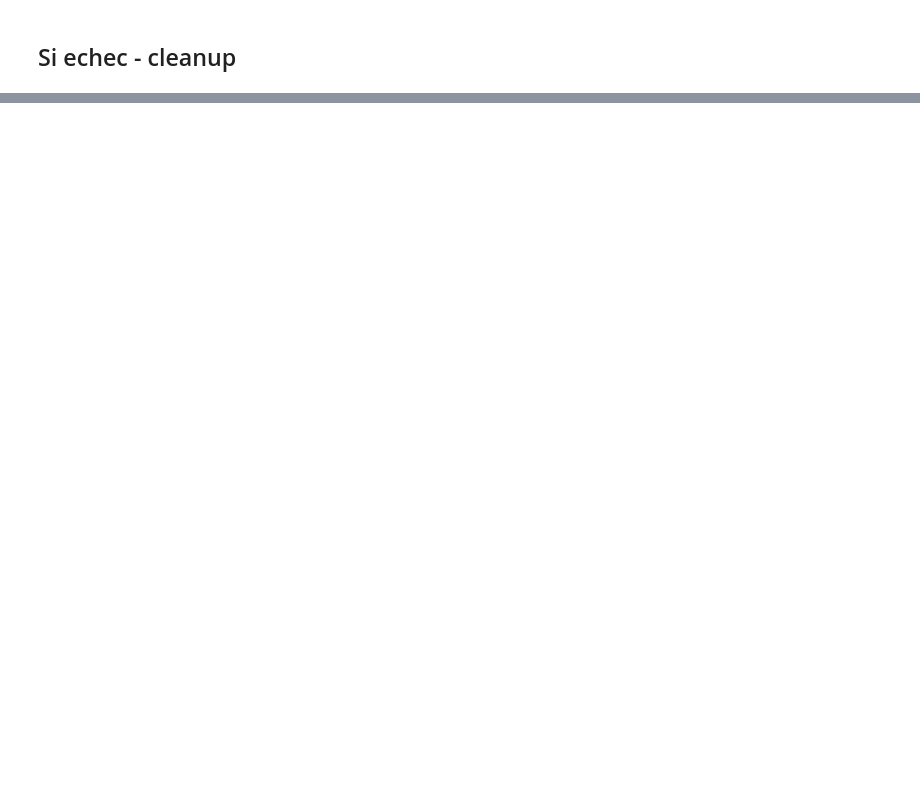
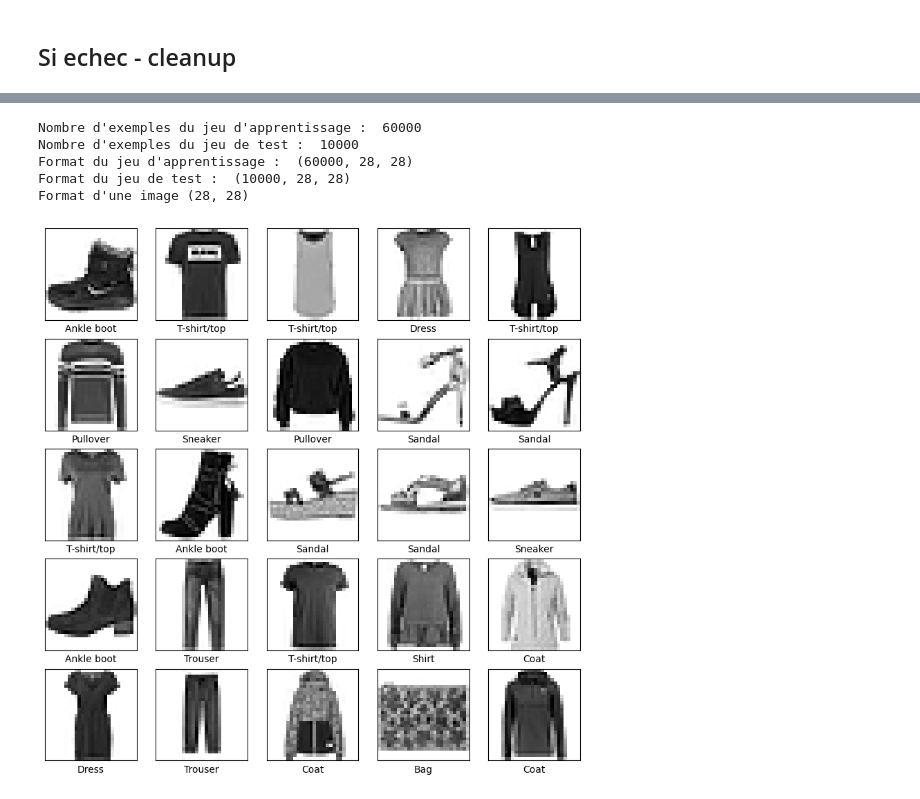
Before and after one commit to 3nd3rh3o/deeplearning-TER, a Jupyter notebook: TER/phaseI/C1-LV.ipynb, the cells around one changed output, grey strips where cells are left out. Cells and saved outputs as stored; diff of their text form; code cells hidden in the pictures; blank space fills up the shorter version.

```diff
--- a/TER/phaseI/C1-LV.ipynb
+++ b/TER/phaseI/C1-LV.ipynb
@@ -124,0 +258,3 @@ print("3) Relance la cellule Diagnostic")
+# %%
+fashion_mnist = tf.keras.datasets.fashion_mnist
+(X_train, y_train), (X_test, y_test) = fashion_mnist.load_data()
@@ -124,0 +270,28 @@ print("3) Relance la cellule Diagnostic")
+# %%
+print("Nombre d'exemples du jeu d'apprentissage : ", X_train.shape[0])
+print("Nombre d'exemples du jeu de test : ", X_test.shape[0])
+print ("Format du jeu d'apprentissage : ", X_train.shape)
+print ("Format du jeu de test : ", X_test.shape)
+print ("Format d'une image", X_train[0].shape)
+# %% [output]
+Nombre d'exemples du jeu d'apprentissage :  60000
+Nombre d'exemples du jeu de test :  10000
+Format du jeu d'apprentissage :  (60000, 28, 28)
+Format du jeu de test :  (10000, 28, 28)
+Format d'une image (28, 28)
+# %%
+class_names = ['T-shirt/top', 'Trouser', 'Pullover', 'Dress', 'Coat',
+'Sandal', 'Shirt', 'Sneaker', 'Bag', 'Ankle boot']
+# %%
+#Visualisation d'images
+plt.figure(figsize=(10,10))
+columns = 25
+for i in range(columns):
+    plt.subplot(5,5,i+1)
+    plt.xticks([])
+    plt.yticks([])
+    plt.grid(False)
+    plt.imshow(X_train[i],cmap=plt.cm.binary)
+    plt.xlabel(class_names[y_train[i]])
+# %% [output]
+[figure, added]
```
Also changed, not shown: parts of 17 cells of this notebook.
